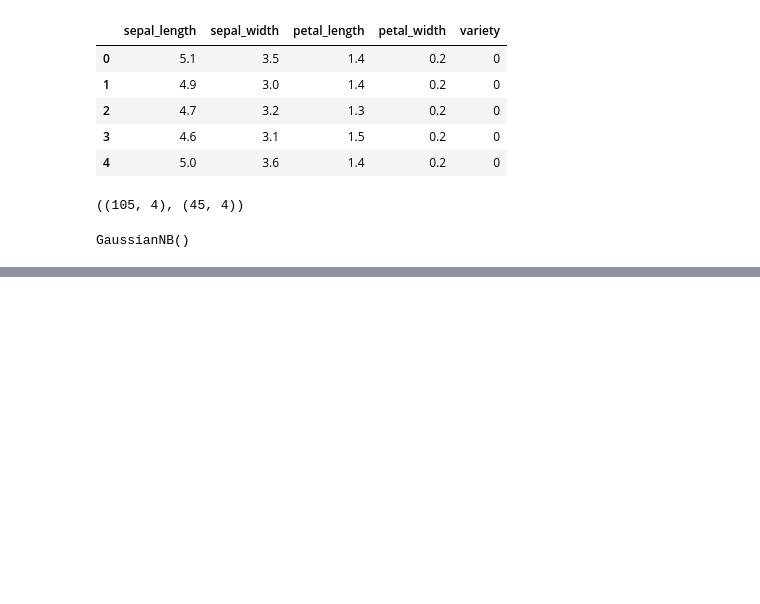
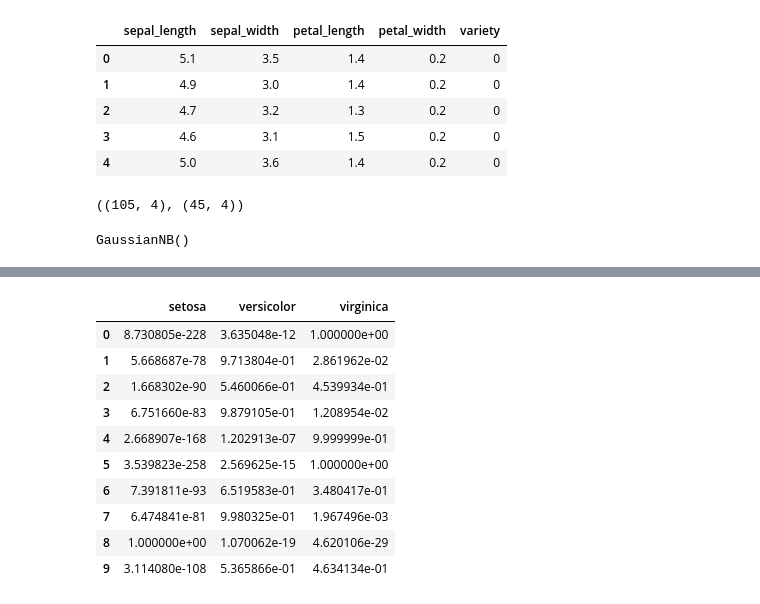
Before and after one commit to igorpie1705/NKB, a Jupyter notebook: evaluation_iris.ipynb, the cells around one changed output, grey strips where cells are left out. Cells and saved outputs as stored; diff of their text form; code cells hidden in the pictures; blank space fills up the shorter version.

```diff
--- a/evaluation_iris.ipynb
+++ b/evaluation_iris.ipynb
@@ -109,0 +110,20 @@ sns.heatmap(cm_matrix, annot=True, fmt='d', cmap='YlGnBu')
+# %%
+# Zapisanie pierwszych 10 prawdopodobieństw do dataframe'u
+
+y_pred_prob = gnb.predict_proba(X_test)[0:10]
+
+y_pred_prob_df = pd.DataFrame(data=y_pred_prob, columns=[class_names])
+
+y_pred_prob_df
+# %% [output]
+|  | setosa | versicolor | virginica |
+| 0 | 8.730805e-228 | 3.635048e-12 | 1.000000e+00 |
+| 1 | 5.668687e-78 | 9.713804e-01 | 2.861962e-02 |
+| 2 | 1.668302e-90 | 5.460066e-01 | 4.539934e-01 |
+| 3 | 6.751660e-83 | 9.879105e-01 | 1.208954e-02 |
+| 4 | 2.668907e-168 | 1.202913e-07 | 9.999999e-01 |
+| 5 | 3.539823e-258 | 2.569625e-15 | 1.000000e+00 |
+| 6 | 7.391811e-93 | 6.519583e-01 | 3.480417e-01 |
+| 7 | 6.474841e-81 | 9.980325e-01 | 1.967496e-03 |
+| 8 | 1.000000e+00 | 1.070062e-19 | 4.620106e-29 |
+| 9 | 3.114080e-108 | 5.365866e-01 | 4.634134e-01 |
```
Also changed, not shown: parts of 4 cells of this notebook, 1 other file.
